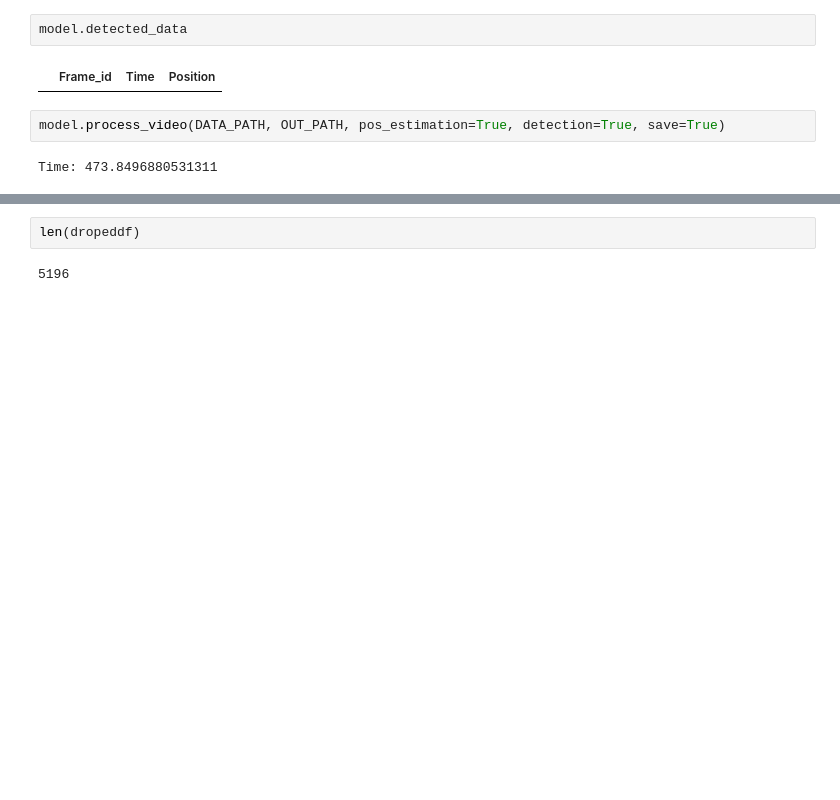
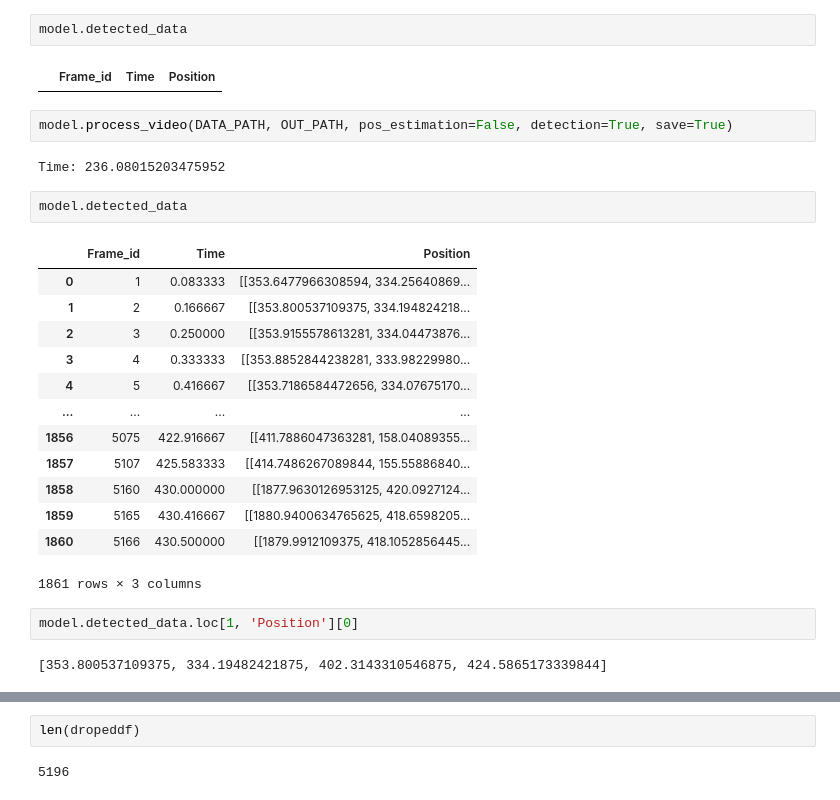
Before and after one commit to ankkarp/crew-attention-monitoring, a Jupyter notebook: modelNote.ipynb, the cells around one changed output, grey strips where cells are left out. Drawn from its saved outputs; the diff is of its cells as text; blank space fills up the shorter version.

Commit message:
yolo data to list to pandas

```diff
--- a/modelNote.ipynb
+++ b/modelNote.ipynb
@@ -34,6 +34,26 @@ model.detected_data
 # %% [output]
 |  | Frame_id | Time | Position |
 # %%
-model.process_video(DATA_PATH, OUT_PATH, pos_estimation=True, detection=True, save=True)
+model.process_video(DATA_PATH, OUT_PATH, pos_estimation=False, detection=True, save=True)
 # %% [output]
-Time: 473.8496880531311
+Time: 236.08015203475952
+# %%
+model.detected_data
+# %% [output]
+|  | Frame_id | Time | Position |
+| 0 | 1 | 0.083333 | [[353.6477966308594, 334.25640869... |
+| 1 | 2 | 0.166667 | [[353.800537109375, 334.194824218... |
+| 2 | 3 | 0.250000 | [[353.9155578613281, 334.04473876... |
+| 3 | 4 | 0.333333 | [[353.8852844238281, 333.98229980... |
+| 4 | 5 | 0.416667 | [[353.7186584472656, 334.07675170... |
+| ... | ... | ... | ... |
+| 1856 | 5075 | 422.916667 | [[411.7886047363281, 158.04089355... |
+| 1857 | 5107 | 425.583333 | [[414.7486267089844, 155.55886840... |
+| 1858 | 5160 | 430.000000 | [[1877.9630126953125, 420.0927124... |
+| 1859 | 5165 | 430.416667 | [[1880.9400634765625, 418.6598205... |
+| 1860 | 5166 | 430.500000 | [[1879.9912109375, 418.1052856445... |
+1861 rows × 3 columns
+# %%
+model.detected_data.loc[1, 'Position'][0]
+# %% [output]
+[353.800537109375, 334.19482421875, 402.3143310546875, 424.5865173339844]
```
Also changed, not shown: parts of 12 cells of this notebook, 1 other file.
